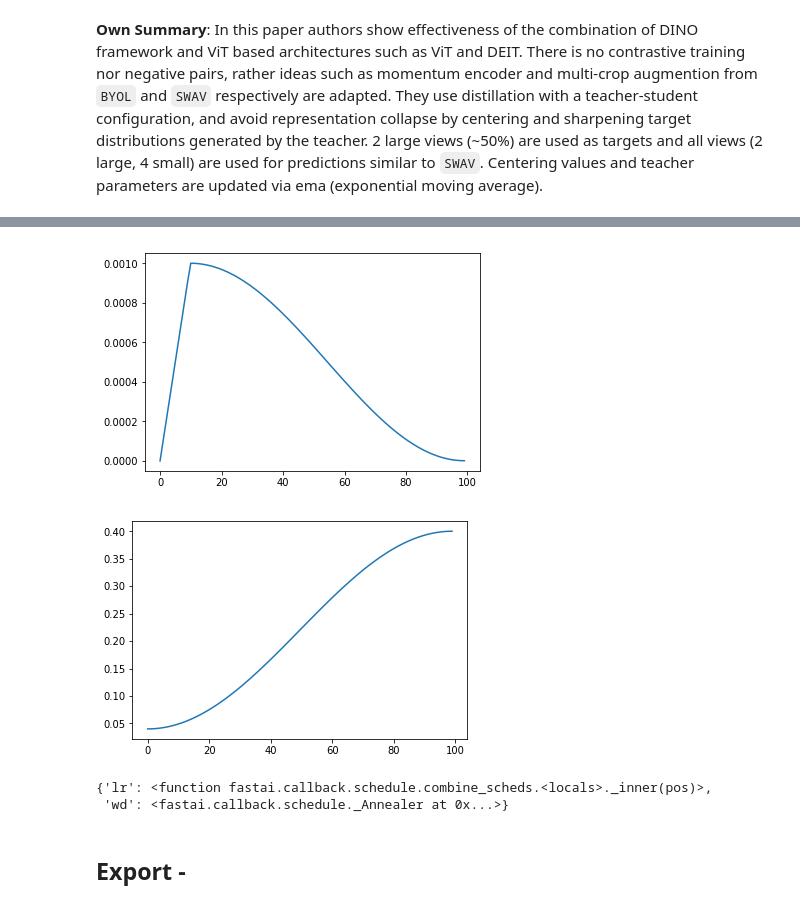
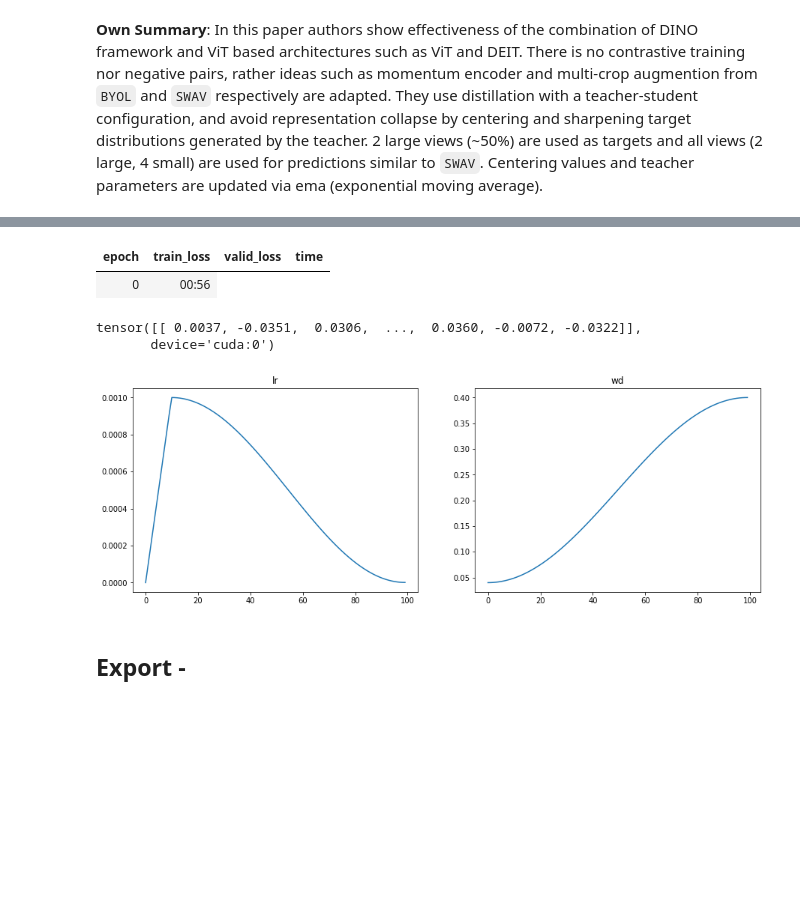
Before and after one commit to KeremTurgutlu/self_supervised, a Jupyter notebook: nbs/15 - dino.ipynb, the cells around one changed output, grey strips where cells are left out. Drawn from its saved outputs; the diff is of its cells as text; code cells hidden in the pictures; blank space fills up the shorter version.

```diff
--- a/nbs/15 - dino.ipynb
+++ b/nbs/15 - dino.ipynb
@@ -309,10 +265,20 @@ tensor([[0.1537, 0.1070, 1.0448, 0.3781, 1.2862]])
+# %%
+learner.fit_one_cycle(1,1e-3)
+# %% [output]
+| epoch | train_loss | valid_loss | time |
+| 0 | 00:56 |
+# %%
+learner.model.C
+# %% [output]
+tensor([[ 0.0037, -0.0351,  0.0306,  ...,  0.0360, -0.0072, -0.0322]],
+       device='cuda:0')
 # %%
+# lr 1e-3 (10 epochs) cosine anneal -> 1e-6
+# wd 0.04 -> 0.4 cosine anneal
+fig,ax = plt.subplots(1,2,figsize=(15,5))
 lr_sched = combine_scheds([0.1,0.9], [SchedLin(0.,1e-3), SchedCos(1e-3,1e-6)])
-plt.plot([lr_sched(i) for i in np.linspace(0,1,100)]);
+ax[0].plot([lr_sched(i) for i in np.linspace(0,1,100)]);ax[0].set_title('lr')
+wd_sched = SchedCos(0.04,0.4)
+ax[1].plot([wd_sched(i) for i in np.linspace(0,1,100)]);ax[1].set_title('wd');
 # %% [output]
-[figure, old version]
+[figure, new version]
-# %%
-wd_sched = SchedCos(0.04,0.4)
-plt.plot([wd_sched(i) for i in np.linspace(0,1,100)]);
-# %% [output]
-[figure, removed]
@@ -321,5 +284,0 @@ param_scheduler = ParamScheduler({"lr":lr_sched, "wd":wd_sched})
-# %%
-param_scheduler.scheds
-# %% [output]
-{'lr': <function fastai.callback.schedule.combine_scheds.<locals>._inner(pos)>,
- 'wd': <fastai.callback.schedule._Annealer at 0x...>}
```
Also changed, not shown: parts of 23 cells of this notebook, 1 other file.
